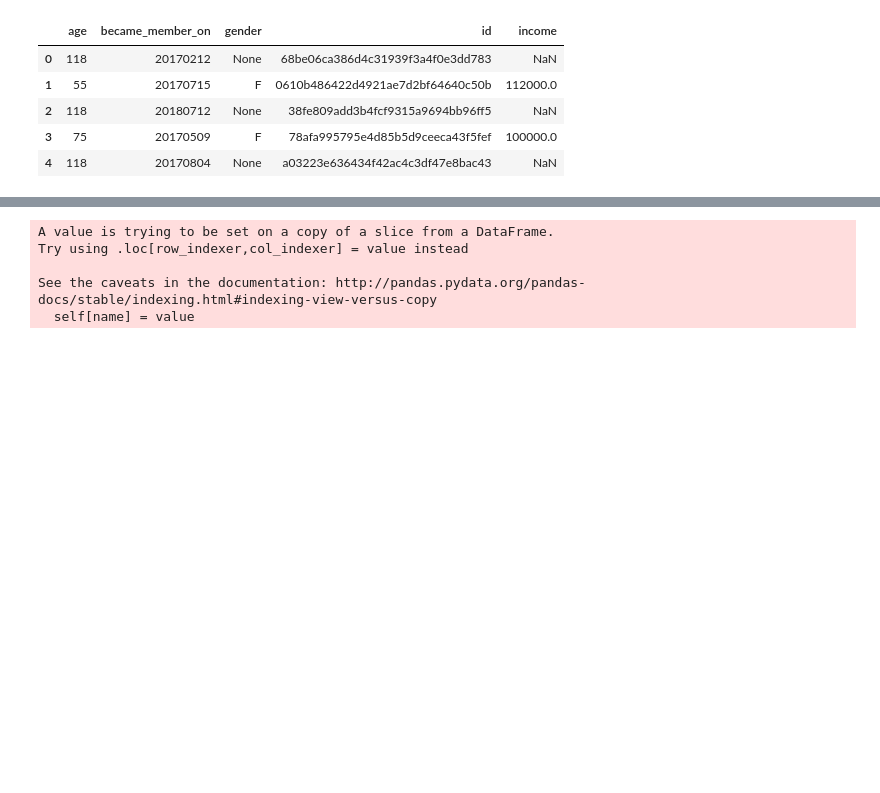
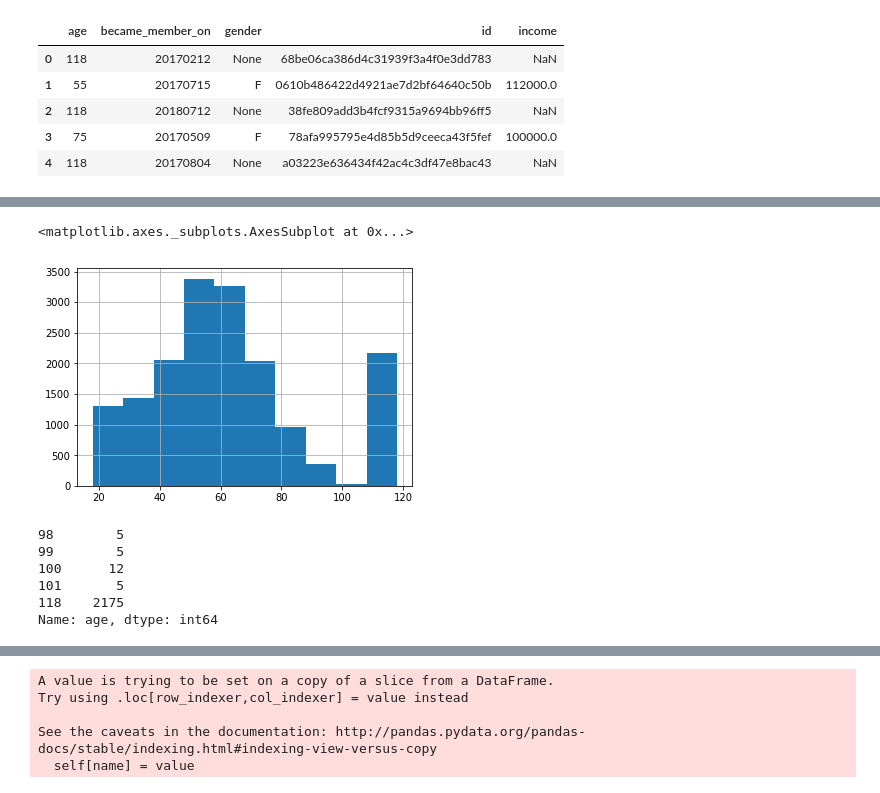
Before and after one commit to gderivas/DS_Nanodegree_Capstone, a Jupyter notebook: Starbucks_Capstone_notebook.ipynb, the cells around one changed output, grey strips where cells are left out. Cells and saved outputs as stored; diff of their text form; code cells hidden in the pictures; blank space fills up the shorter version.

```diff
--- a/Starbucks_Capstone_notebook.ipynb
+++ b/Starbucks_Capstone_notebook.ipynb
@@ -117,0 +161,14 @@ array(['offer received', 'offer viewed', 'transaction', 'offer completed'], dtyp
+# %%
+profile.age.hist()
+# %% [output]
+<matplotlib.axes._subplots.AxesSubplot at 0x...>
+[figure, added]
+# %%
+profile.age.value_counts().sort_index()[-5:]
+# %% [output]
+98        5
+99        5
+100      12
+101       5
+118    2175
+Name: age, dtype: int64
```
Also changed, not shown: parts of 100 cells of this notebook, 1 other file.
